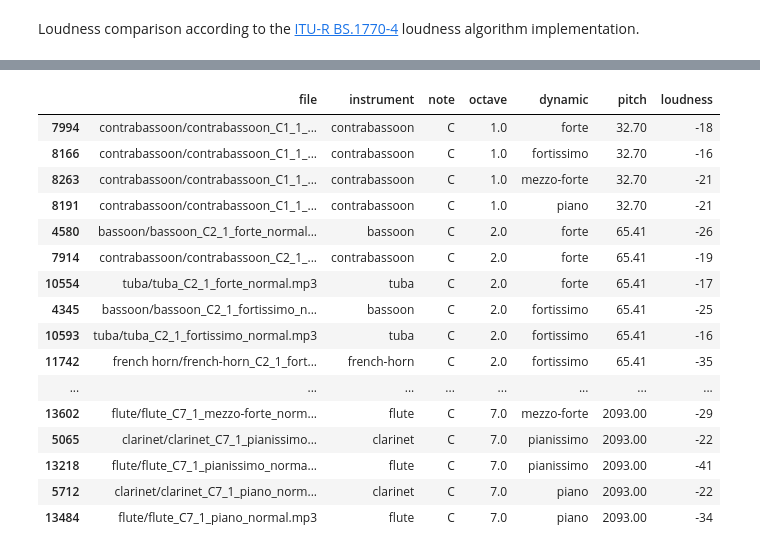
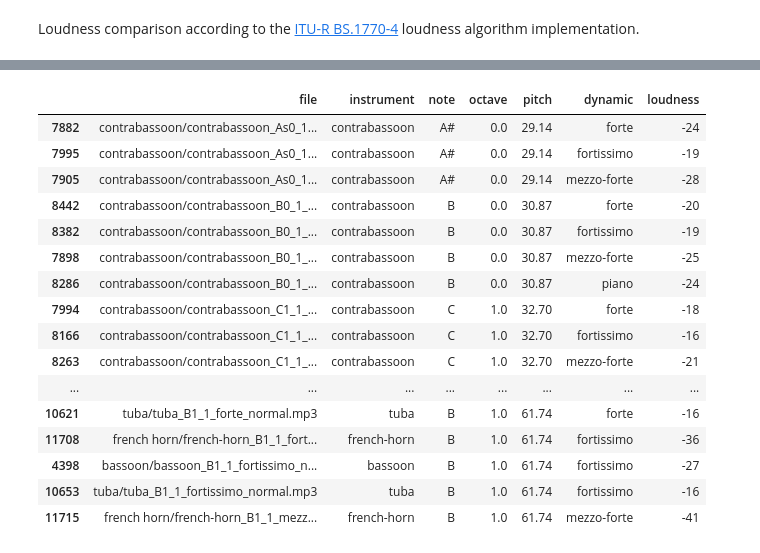
Before and after one commit to jurihock/philharmonia, a Jupyter notebook: notebooks/loudness.ipynb, the cells around one changed output, grey strips where cells are left out. Cells and saved outputs as stored; diff of their text form; code cells hidden in the pictures.

```diff
--- a/notebooks/loudness.ipynb
+++ b/notebooks/loudness.ipynb
@@ -34,16 +34,18 @@ def loudness(sample):
 # %%
 query = [
     "percussion==False",
-    "note == 'C'",
+    # "note == 'C'",
     "style == 'normal'",
     "length == '1'",
 ]
 
-filter = ['file', 'instrument', 'note', 'octave', 'dynamic', 'pitch']
-sort = ['pitch', 'dynamic']
+filter = ['file', 'instrument', 'note', 'octave', 'pitch', 'dynamic']
+sort = ['pitch', 'dynamic', 'loudness']
 
-data = dataframe().query(' & '.join(query)).filter(filter).sort_values(sort)
+data = dataframe().query(' & '.join(query)).filter(filter)
 
 data['loudness'] = data.apply(lambda sample: loudness(sample), axis=1)
+
+data = data.sort_values(sort)
 # %%
 dynamics = {
@@ -71,20 +71,20 @@ plot.ylim(-70, 0);
 # %%
-display.HTML(data.to_html())
+display.HTML(data.head(100).to_html())
 # %% [output]
-|  | file | instrument | note | octave | dynamic | pitch | loudness |
-| 7994 | contrabassoon/contrabassoon_C1_1_... | contrabassoon | C | 1.0 | forte | 32.70 | -18 |
-| 8166 | contrabassoon/contrabassoon_C1_1_... | contrabassoon | C | 1.0 | fortissimo | 32.70 | -16 |
-| 8263 | contrabassoon/contrabassoon_C1_1_... | contrabassoon | C | 1.0 | mezzo-forte | 32.70 | -21 |
-| 8191 | contrabassoon/contrabassoon_C1_1_... | contrabassoon | C | 1.0 | piano | 32.70 | -21 |
-| 4580 | bassoon/bassoon_C2_1_forte_normal... | bassoon | C | 2.0 | forte | 65.41 | -26 |
-| 7914 | contrabassoon/contrabassoon_C2_1_... | contrabassoon | C | 2.0 | forte | 65.41 | -19 |
-| 10554 | tuba/tuba_C2_1_forte_normal.mp3 | tuba | C | 2.0 | forte | 65.41 | -17 |
-| 4345 | bassoon/bassoon_C2_1_fortissimo_n... | bassoon | C | 2.0 | fortissimo | 65.41 | -25 |
-| 10593 | tuba/tuba_C2_1_fortissimo_normal.mp3 | tuba | C | 2.0 | fortissimo | 65.41 | -16 |
-| 11742 | french horn/french-horn_C2_1_fort... | french-horn | C | 2.0 | fortissimo | 65.41 | -35 |
+|  | file | instrument | note | octave | pitch | dynamic | loudness |
+| 7882 | contrabassoon/contrabassoon_As0_1... | contrabassoon | A# | 0.0 | 29.14 | forte | -24 |
+| 7995 | contrabassoon/contrabassoon_As0_1... | contrabassoon | A# | 0.0 | 29.14 | fortissimo | -19 |
+| 7905 | contrabassoon/contrabassoon_As0_1... | contrabassoon | A# | 0.0 | 29.14 | mezzo-forte | -28 |
+| 8442 | contrabassoon/contrabassoon_B0_1_... | contrabassoon | B | 0.0 | 30.87 | forte | -20 |
+| 8382 | contrabassoon/contrabassoon_B0_1_... | contrabassoon | B | 0.0 | 30.87 | fortissimo | -19 |
+| 7898 | contrabassoon/contrabassoon_B0_1_... | contrabassoon | B | 0.0 | 30.87 | mezzo-forte | -25 |
+| 8286 | contrabassoon/contrabassoon_B0_1_... | contrabassoon | B | 0.0 | 30.87 | piano | -24 |
+| 7994 | contrabassoon/contrabassoon_C1_1_... | contrabassoon | C | 1.0 | 32.70 | forte | -18 |
+| 8166 | contrabassoon/contrabassoon_C1_1_... | contrabassoon | C | 1.0 | 32.70 | fortissimo | -16 |
+| 8263 | contrabassoon/contrabassoon_C1_1_... | contrabassoon | C | 1.0 | 32.70 | mezzo-forte | -21 |
 | ... | ... | ... | ... | ... | ... | ... | ... |
-| 13602 | flute/flute_C7_1_mezzo-forte_norm... | flute | C | 7.0 | mezzo-forte | 2093.00 | -29 |
-| 5065 | clarinet/clarinet_C7_1_pianissimo... | clarinet | C | 7.0 | pianissimo | 2093.00 | -22 |
-| 13218 | flute/flute_C7_1_pianissimo_norma... | flute | C | 7.0 | pianissimo | 2093.00 | -41 |
-| 5712 | clarinet/clarinet_C7_1_piano_norm... | clarinet | C | 7.0 | piano | 2093.00 | -22 |
-| 13484 | flute/flute_C7_1_piano_normal.mp3 | flute | C | 7.0 | piano | 2093.00 | -34 |
+| 10621 | tuba/tuba_B1_1_forte_normal.mp3 | tuba | B | 1.0 | 61.74 | forte | -16 |
+| 11708 | french horn/french-horn_B1_1_fort... | french-horn | B | 1.0 | 61.74 | fortissimo | -36 |
+| 4398 | bassoon/bassoon_B1_1_fortissimo_n... | bassoon | B | 1.0 | 61.74 | fortissimo | -27 |
+| 10653 | tuba/tuba_B1_1_fortissimo_normal.mp3 | tuba | B | 1.0 | 61.74 | fortissimo | -16 |
+| 11715 | french horn/french-horn_B1_1_mezz... | french-horn | B | 1.0 | 61.74 | mezzo-forte | -41 |
```
Also changed, not shown: parts of 1 cell of this notebook.
